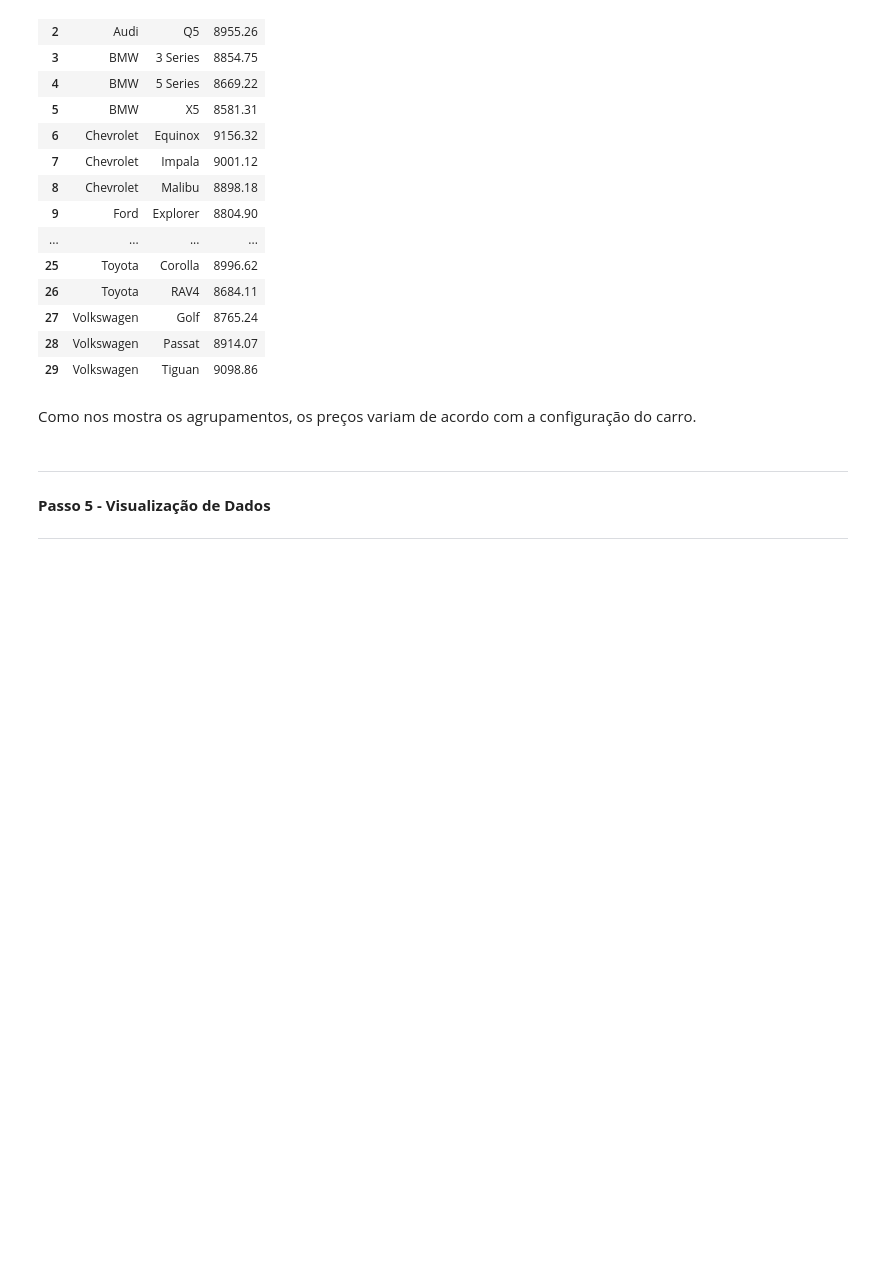
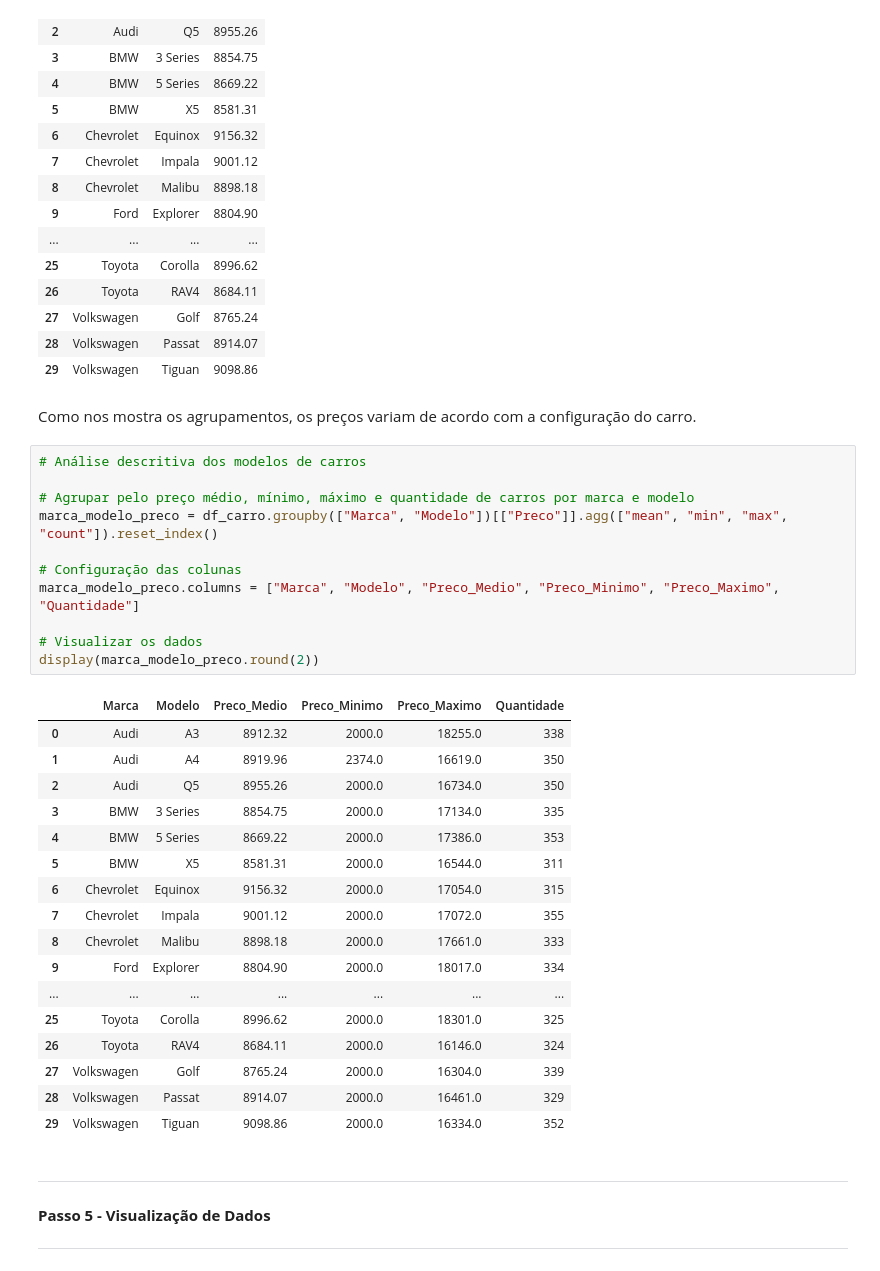
Before and after one commit to Robson-Python/Data-Analysis-Car-Price-Prediction, a Jupyter notebook: preco_carro.ipynb, the cells around one changed output. Drawn from its saved outputs; the diff is of its cells as text; blank space fills up the shorter version.

```diff
--- a/preco_carro.ipynb
+++ b/preco_carro.ipynb
@@ -468,6 +468,35 @@ Name: Modelo, dtype: int64
 | 29 | Volkswagen | Tiguan | 9098.86 |
 # %% [markdown]
 Como nos mostra os agrupamentos, os preços variam de acordo com a configuração do carro.
+# %%
+# Análise descritiva dos modelos de carros
+
+# Agrupar pelo preço médio, mínimo, máximo e quantidade de carros por marca e modelo
+marca_modelo_preco = df_carro.groupby(["Marca", "Modelo"])[["Preco"]].agg(["mean", "min", "max", "count"]).reset_index()
+
+# Configuração das colunas
+marca_modelo_preco.columns = ["Marca", "Modelo", "Preco_Medio", "Preco_Minimo", "Preco_Maximo", "Quantidade"]
+
+# Visualizar os dados
+display(marca_modelo_preco.round(2))
+# %% [output]
+|  | Marca | Modelo | Preco_Medio | Preco_Minimo | Preco_Maximo | Quantidade |
+| 0 | Audi | A3 | 8912.32 | 2000.0 | 18255.0 | 338 |
+| 1 | Audi | A4 | 8919.96 | 2374.0 | 16619.0 | 350 |
+| 2 | Audi | Q5 | 8955.26 | 2000.0 | 16734.0 | 350 |
+| 3 | BMW | 3 Series | 8854.75 | 2000.0 | 17134.0 | 335 |
+| 4 | BMW | 5 Series | 8669.22 | 2000.0 | 17386.0 | 353 |
+| 5 | BMW | X5 | 8581.31 | 2000.0 | 16544.0 | 311 |
+| 6 | Chevrolet | Equinox | 9156.32 | 2000.0 | 17054.0 | 315 |
+| 7 | Chevrolet | Impala | 9001.12 | 2000.0 | 17072.0 | 355 |
+| 8 | Chevrolet | Malibu | 8898.18 | 2000.0 | 17661.0 | 333 |
+| 9 | Ford | Explorer | 8804.90 | 2000.0 | 18017.0 | 334 |
+| ... | ... | ... | ... | ... | ... | ... |
+| 25 | Toyota | Corolla | 8996.62 | 2000.0 | 18301.0 | 325 |
+| 26 | Toyota | RAV4 | 8684.11 | 2000.0 | 16146.0 | 324 |
+| 27 | Volkswagen | Golf | 8765.24 | 2000.0 | 16304.0 | 339 |
+| 28 | Volkswagen | Passat | 8914.07 | 2000.0 | 16461.0 | 329 |
+| 29 | Volkswagen | Tiguan | 9098.86 | 2000.0 | 16334.0 | 352 |
 # %% [markdown]
 ---
 
```
Also changed, not shown: parts of 4 cells of this notebook.
